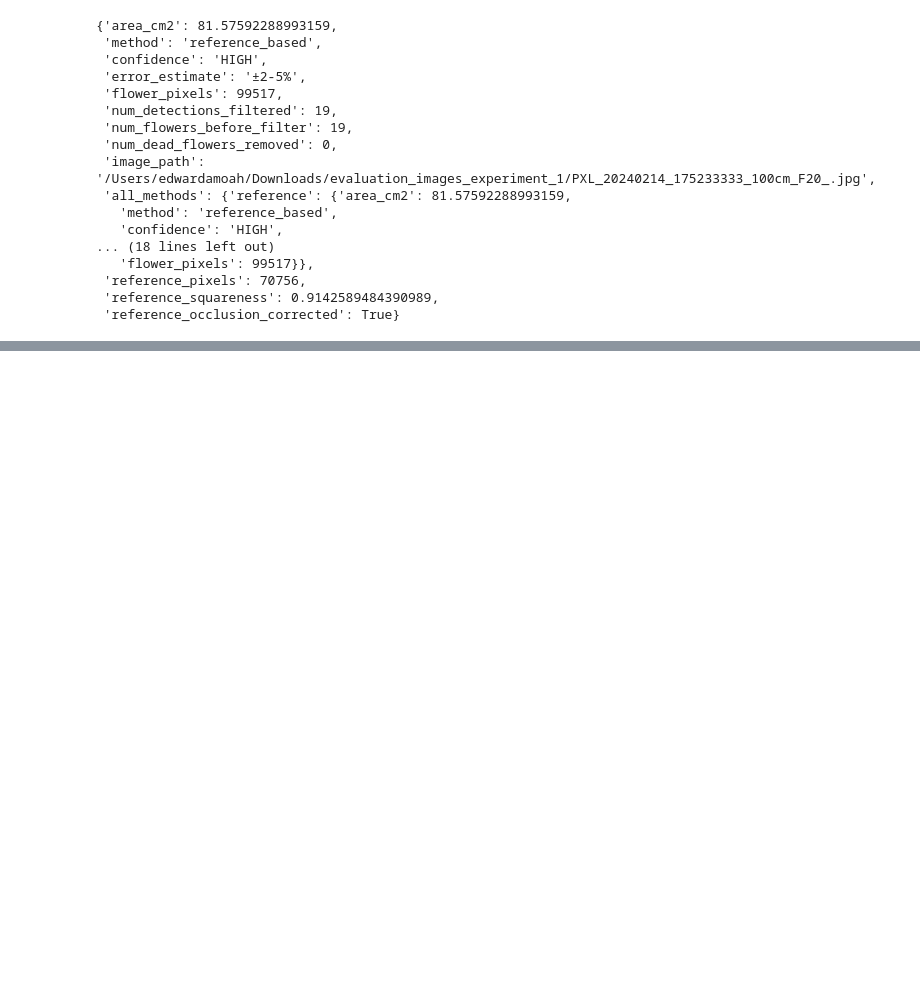
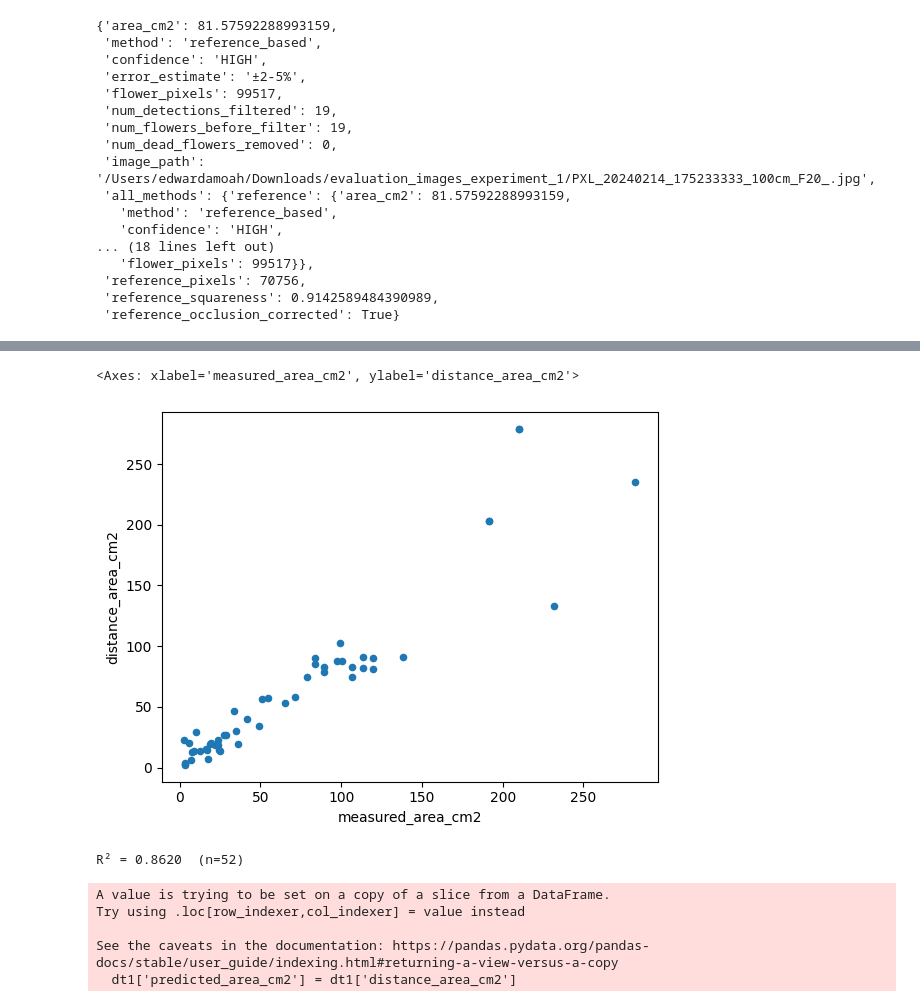
Before and after one commit to eai6/FloralArea_Web, a Jupyter notebook: research/notebooks/hannah_data_analysis.ipynb, the cells around one changed output, grey strips where cells are left out. Saved outputs shown, nothing was run; the diff lists cells and outputs as text; code cells hidden in the pictures; blank space fills up the shorter version.

Commit message:
complete experiment data
Complete experiment dataset and statistical analysis.

```diff
--- a/research/notebooks/hannah_data_analysis.ipynb
+++ b/research/notebooks/hannah_data_analysis.ipynb
@@ -679,0 +767,2 @@ result
+# %%
+dt = pd.read_csv('/Users/edwardamoah/Documents/GitHub/FloralArea_Web/research/distance_experiment/distance_measurement_evaluation.csv')
@@ -679,0 +803,29 @@ result
+# %%
+dt1 = dt[dt['measured_area_cm2'] <350]
+# %%
+dt1[['measured_area_cm2',  'distance_area_cm2']].plot.scatter(x='measured_area_cm2', y='distance_area_cm2')
+# %% [output]
+<Axes: xlabel='measured_area_cm2', ylabel='distance_area_cm2'>
+[figure, added]
+# %%
+from sklearn.metrics import r2_score
+# compute R² between measured and predicted areas
+y_true = dt1['measured_area_cm2'].to_numpy()
+y_pred = dt1['distance_area_cm2'].to_numpy()
+mask = ~np.isnan(y_true) & ~np.isnan(y_pred)
+
+if mask.sum() == 0:
+    print("No valid samples to compute R²")
+else:
+    r2 = r2_score(y_true[mask], y_pred[mask])
+    print(f"R² = {r2:.4f}  (n={mask.sum()})")
+# %% [output]
+R² = 0.8620  (n=52)
+# %%
+dt1['predicted_area_cm2'] = dt1['distance_area_cm2']
+# %% [output]
+A value is trying to be set on a copy of a slice from a DataFrame.
+Try using .loc[row_indexer,col_indexer] = value instead
+
+See the caveats in the documentation: https://pandas.pydata.org/pandas-docs/stable/user_guide/indexing.html#returning-a-view-versus-a-copy
+  dt1['predicted_area_cm2'] = dt1['distance_area_cm2']
```
Also changed, not shown: parts of 55 cells of this notebook, 8 other files.
